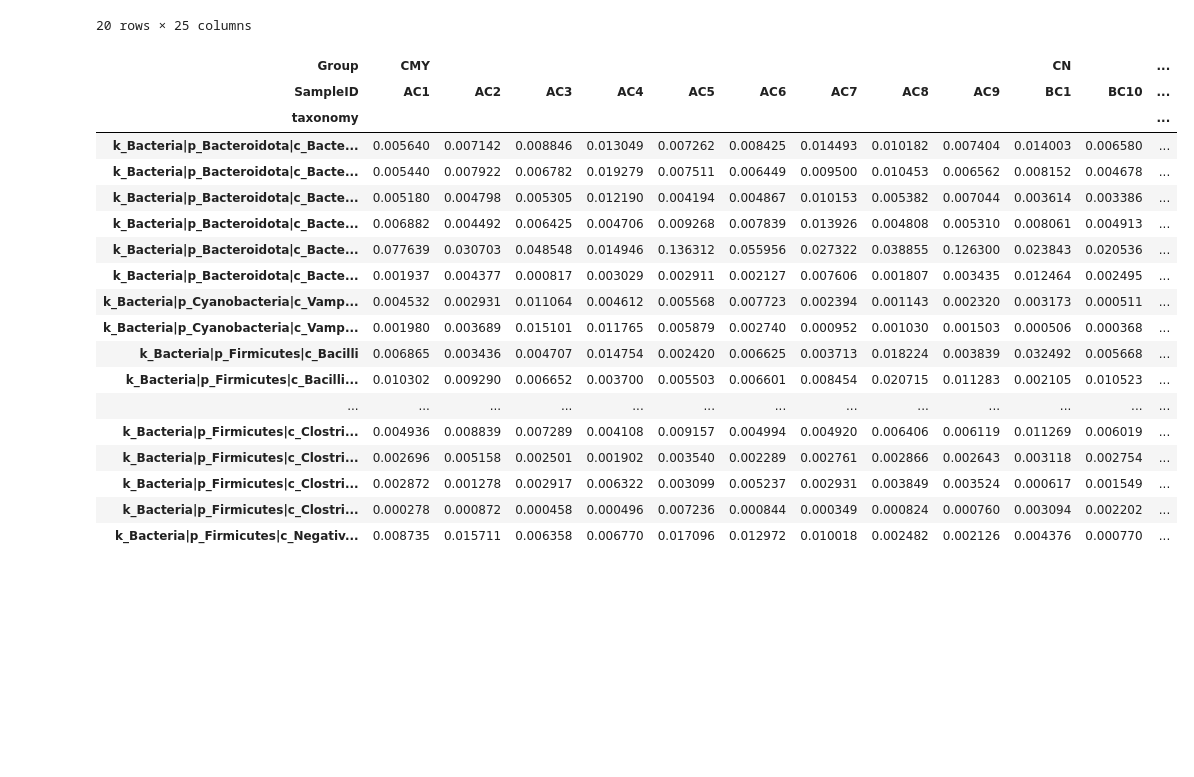
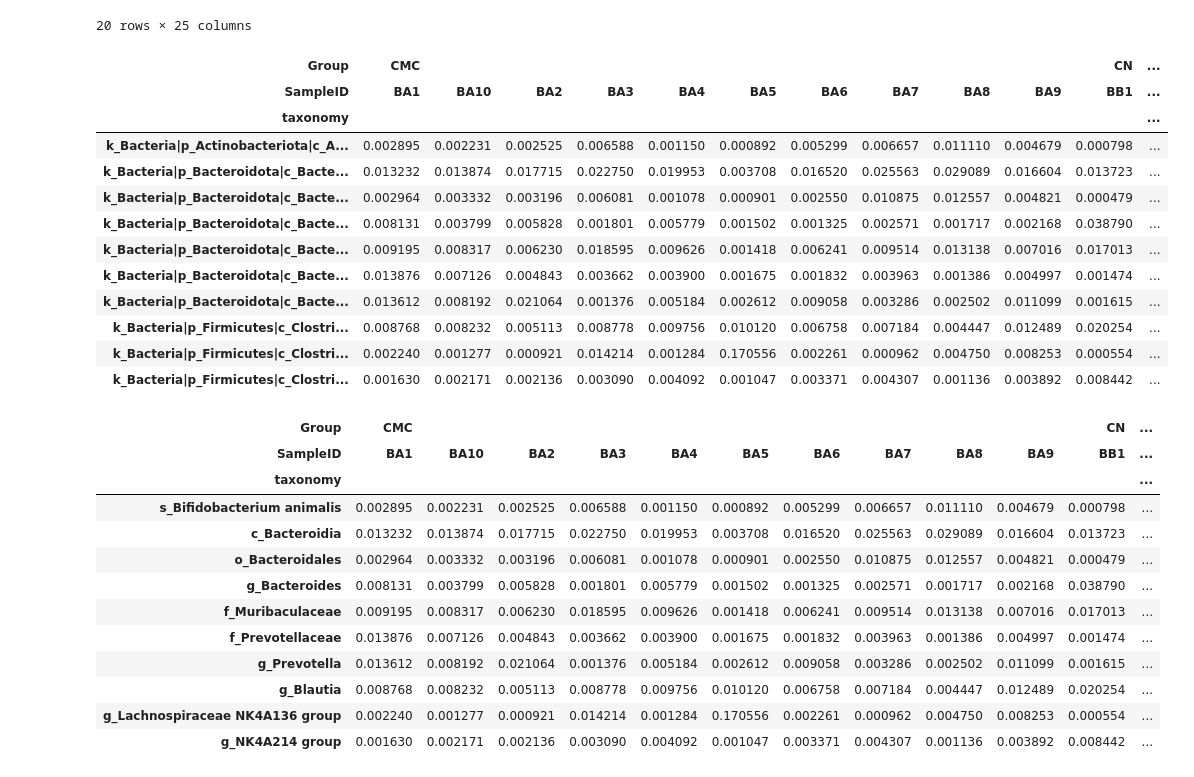
Before and after one commit to 100ika/rats27.07, a Jupyter notebook: OTU27.07.ipynb, the cells around one changed output. Drawn from its saved outputs; the diff is of its cells as text; code cells hidden in the pictures; blank space fills up the shorter version.

```diff
--- a/OTU27.07.ipynb
+++ b/OTU27.07.ipynb
@@ -795,49 +795,65 @@ def format_taxonomy(row):
 
     for prefix, col in zip(prefixes, cols):
         if row[col] != '?':
             taxonomy += prefix + row[col] + '|'
 
     return taxonomy.rstrip('|')
 
 def taxonomy_conservation(taxonomy, initial_df, group1):
     # Применение функции форматирования к каждой строке датафрейма таксономии
     taxonomy['taxonomy'] = taxonomy.apply(format_taxonomy, axis=1)
     # Преобразование датафрейма try_to_galaxy_merged в формат "длинный"
     try_to_galaxy_long = initial_df.melt(id_vars=['SampleID', 'Group'], var_name='OTU', value_name='Value')
     # Слияние датафреймов OTU и таксономии по столбцу 'OTU'
     final_df = pd.merge(try_to_galaxy_long, taxonomy.reset_index(), on='OTU', how='left')
     # Создание нового сводного датафрейма с SampleID и Group в качестве столбцов
     new_pivot_df = final_df.pivot_table(index="taxonomy", columns=["Group", "SampleID"], values="Value")
     # Заполнение отсутствующих значений нулями
     new_pivot_df = new_pivot_df.fillna(0)
     # Изменение порядка уровней в MultiIndex в столбцах
     new_pivot_df = new_pivot_df.reorder_levels(['Group', 'SampleID'], axis=1)
     # Сортировка по обоим уровням в MultiIndex в столбцах
     new_pivot_df.sort_index(axis=1, level=['Group', 'SampleID'], inplace=True)
 
     # Вывод результата
     new_pivot_df.to_csv(f'dataframes/output_data/OTU/taxonomy_{group1}.csv', sep='\t')
     return new_pivot_df
 
 new_pivot_cmc = taxonomy_conservation(taxonomy, initial_data_preparation_cmc, 'CMC')
 new_pivot_cmy = taxonomy_conservation(taxonomy, initial_data_preparation_cmy, 'CMY')
+new_pivot_cmc
 # %% [output]
-| Group | CMY |  |  |  |  |  |  |  |  | CN |  | ... |
-| SampleID | AC1 | AC2 | AC3 | AC4 | AC5 | AC6 | AC7 | AC8 | AC9 | BC1 | BC10 | ... |
+| Group | CMC |  |  |  |  |  |  |  |  |  | CN | ... |
+| SampleID | BA1 | BA10 | BA2 | BA3 | BA4 | BA5 | BA6 | BA7 | BA8 | BA9 | BB1 | ... |
 | taxonomy |  |  |  |  |  |  |  |  |  |  |  | ... |
-| k_Bacteria|p_Bacteroidota|c_Bacte... | 0.005640 | 0.007142 | 0.008846 | 0.013049 | 0.007262 | 0.008425 | 0.014493 | 0.010182 | 0.007404 | 0.014003 | 0.006580 | ... |
-| k_Bacteria|p_Bacteroidota|c_Bacte... | 0.005440 | 0.007922 | 0.006782 | 0.019279 | 0.007511 | 0.006449 | 0.009500 | 0.010453 | 0.006562 | 0.008152 | 0.004678 | ... |
-| k_Bacteria|p_Bacteroidota|c_Bacte... | 0.005180 | 0.004798 | 0.005305 | 0.012190 | 0.004194 | 0.004867 | 0.010153 | 0.005382 | 0.007044 | 0.003614 | 0.003386 | ... |
-| k_Bacteria|p_Bacteroidota|c_Bacte... | 0.006882 | 0.004492 | 0.006425 | 0.004706 | 0.009268 | 0.007839 | 0.013926 | 0.004808 | 0.005310 | 0.008061 | 0.004913 | ... |
-| k_Bacteria|p_Bacteroidota|c_Bacte... | 0.077639 | 0.030703 | 0.048548 | 0.014946 | 0.136312 | 0.055956 | 0.027322 | 0.038855 | 0.126300 | 0.023843 | 0.020536 | ... |
-| k_Bacteria|p_Bacteroidota|c_Bacte... | 0.001937 | 0.004377 | 0.000817 | 0.003029 | 0.002911 | 0.002127 | 0.007606 | 0.001807 | 0.003435 | 0.012464 | 0.002495 | ... |
-| k_Bacteria|p_Cyanobacteria|c_Vamp... | 0.004532 | 0.002931 | 0.011064 | 0.004612 | 0.005568 | 0.007723 | 0.002394 | 0.001143 | 0.002320 | 0.003173 | 0.000511 | ... |
-| k_Bacteria|p_Cyanobacteria|c_Vamp... | 0.001980 | 0.003689 | 0.015101 | 0.011765 | 0.005879 | 0.002740 | 0.000952 | 0.001030 | 0.001503 | 0.000506 | 0.000368 | ... |
-| k_Bacteria|p_Firmicutes|c_Bacilli | 0.006865 | 0.003436 | 0.004707 | 0.014754 | 0.002420 | 0.006625 | 0.003713 | 0.018224 | 0.003839 | 0.032492 | 0.005668 | ... |
-| k_Bacteria|p_Firmicutes|c_Bacilli... | 0.010302 | 0.009290 | 0.006652 | 0.003700 | 0.005503 | 0.006601 | 0.008454 | 0.020715 | 0.011283 | 0.002105 | 0.010523 | ... |
-| ... | ... | ... | ... | ... | ... | ... | ... | ... | ... | ... | ... | ... |
-| k_Bacteria|p_Firmicutes|c_Clostri... | 0.004936 | 0.008839 | 0.007289 | 0.004108 | 0.009157 | 0.004994 | 0.004920 | 0.006406 | 0.006119 | 0.011269 | 0.006019 | ... |
-| k_Bacteria|p_Firmicutes|c_Clostri... | 0.002696 | 0.005158 | 0.002501 | 0.001902 | 0.003540 | 0.002289 | 0.002761 | 0.002866 | 0.002643 | 0.003118 | 0.002754 | ... |
-| k_Bacteria|p_Firmicutes|c_Clostri... | 0.002872 | 0.001278 | 0.002917 | 0.006322 | 0.003099 | 0.005237 | 0.002931 | 0.003849 | 0.003524 | 0.000617 | 0.001549 | ... |
-| k_Bacteria|p_Firmicutes|c_Clostri... | 0.000278 | 0.000872 | 0.000458 | 0.000496 | 0.007236 | 0.000844 | 0.000349 | 0.000824 | 0.000760 | 0.003094 | 0.002202 | ... |
-| k_Bacteria|p_Firmicutes|c_Negativ... | 0.008735 | 0.015711 | 0.006358 | 0.006770 | 0.017096 | 0.012972 | 0.010018 | 0.002482 | 0.002126 | 0.004376 | 0.000770 | ... |
+| k_Bacteria|p_Actinobacteriota|c_A... | 0.002895 | 0.002231 | 0.002525 | 0.006588 | 0.001150 | 0.000892 | 0.005299 | 0.006657 | 0.011110 | 0.004679 | 0.000798 | ... |
+| k_Bacteria|p_Bacteroidota|c_Bacte... | 0.013232 | 0.013874 | 0.017715 | 0.022750 | 0.019953 | 0.003708 | 0.016520 | 0.025563 | 0.029089 | 0.016604 | 0.013723 | ... |
+| k_Bacteria|p_Bacteroidota|c_Bacte... | 0.002964 | 0.003332 | 0.003196 | 0.006081 | 0.001078 | 0.000901 | 0.002550 | 0.010875 | 0.012557 | 0.004821 | 0.000479 | ... |
+| k_Bacteria|p_Bacteroidota|c_Bacte... | 0.008131 | 0.003799 | 0.005828 | 0.001801 | 0.005779 | 0.001502 | 0.001325 | 0.002571 | 0.001717 | 0.002168 | 0.038790 | ... |
+| k_Bacteria|p_Bacteroidota|c_Bacte... | 0.009195 | 0.008317 | 0.006230 | 0.018595 | 0.009626 | 0.001418 | 0.006241 | 0.009514 | 0.013138 | 0.007016 | 0.017013 | ... |
+| k_Bacteria|p_Bacteroidota|c_Bacte... | 0.013876 | 0.007126 | 0.004843 | 0.003662 | 0.003900 | 0.001675 | 0.001832 | 0.003963 | 0.001386 | 0.004997 | 0.001474 | ... |
+| k_Bacteria|p_Bacteroidota|c_Bacte... | 0.013612 | 0.008192 | 0.021064 | 0.001376 | 0.005184 | 0.002612 | 0.009058 | 0.003286 | 0.002502 | 0.011099 | 0.001615 | ... |
+| k_Bacteria|p_Firmicutes|c_Clostri... | 0.008768 | 0.008232 | 0.005113 | 0.008778 | 0.009756 | 0.010120 | 0.006758 | 0.007184 | 0.004447 | 0.012489 | 0.020254 | ... |
+| k_Bacteria|p_Firmicutes|c_Clostri... | 0.002240 | 0.001277 | 0.000921 | 0.014214 | 0.001284 | 0.170556 | 0.002261 | 0.000962 | 0.004750 | 0.008253 | 0.000554 | ... |
+| k_Bacteria|p_Firmicutes|c_Clostri... | 0.001630 | 0.002171 | 0.002136 | 0.003090 | 0.004092 | 0.001047 | 0.003371 | 0.004307 | 0.001136 | 0.003892 | 0.008442 | ... |
+# %%
+# Изменяем индекс в new_pivot_cmc
+new_pivot_cmc.index = new_pivot_cmc.index.map(lambda x: x.split('|')[-1])
+
+# Посмотрим на обновленный DataFrame
+#new_pivot_cmc = new_pivot_cmc.drop(columns =['avg_CMC'])
+new_pivot_cmc
+# %% [output]
+| Group | CMC |  |  |  |  |  |  |  |  |  | CN | ... |
+| SampleID | BA1 | BA10 | BA2 | BA3 | BA4 | BA5 | BA6 | BA7 | BA8 | BA9 | BB1 | ... |
+| taxonomy |  |  |  |  |  |  |  |  |  |  |  | ... |
+| s_Bifidobacterium animalis | 0.002895 | 0.002231 | 0.002525 | 0.006588 | 0.001150 | 0.000892 | 0.005299 | 0.006657 | 0.011110 | 0.004679 | 0.000798 | ... |
+| c_Bacteroidia | 0.013232 | 0.013874 | 0.017715 | 0.022750 | 0.019953 | 0.003708 | 0.016520 | 0.025563 | 0.029089 | 0.016604 | 0.013723 | ... |
+| o_Bacteroidales | 0.002964 | 0.003332 | 0.003196 | 0.006081 | 0.001078 | 0.000901 | 0.002550 | 0.010875 | 0.012557 | 0.004821 | 0.000479 | ... |
+| g_Bacteroides | 0.008131 | 0.003799 | 0.005828 | 0.001801 | 0.005779 | 0.001502 | 0.001325 | 0.002571 | 0.001717 | 0.002168 | 0.038790 | ... |
+| f_Muribaculaceae | 0.009195 | 0.008317 | 0.006230 | 0.018595 | 0.009626 | 0.001418 | 0.006241 | 0.009514 | 0.013138 | 0.007016 | 0.017013 | ... |
+| f_Prevotellaceae | 0.013876 | 0.007126 | 0.004843 | 0.003662 | 0.003900 | 0.001675 | 0.001832 | 0.003963 | 0.001386 | 0.004997 | 0.001474 | ... |
+| g_Prevotella | 0.013612 | 0.008192 | 0.021064 | 0.001376 | 0.005184 | 0.002612 | 0.009058 | 0.003286 | 0.002502 | 0.011099 | 0.001615 | ... |
+| g_Blautia | 0.008768 | 0.008232 | 0.005113 | 0.008778 | 0.009756 | 0.010120 | 0.006758 | 0.007184 | 0.004447 | 0.012489 | 0.020254 | ... |
+| g_Lachnospiraceae NK4A136 group | 0.002240 | 0.001277 | 0.000921 | 0.014214 | 0.001284 | 0.170556 | 0.002261 | 0.000962 | 0.004750 | 0.008253 | 0.000554 | ... |
+| g_NK4A214 group | 0.001630 | 0.002171 | 0.002136 | 0.003090 | 0.004092 | 0.001047 | 0.003371 | 0.004307 | 0.001136 | 0.003892 | 0.008442 | ... |
```
Also changed, not shown: parts of 4 cells of this notebook, 19 other files.
